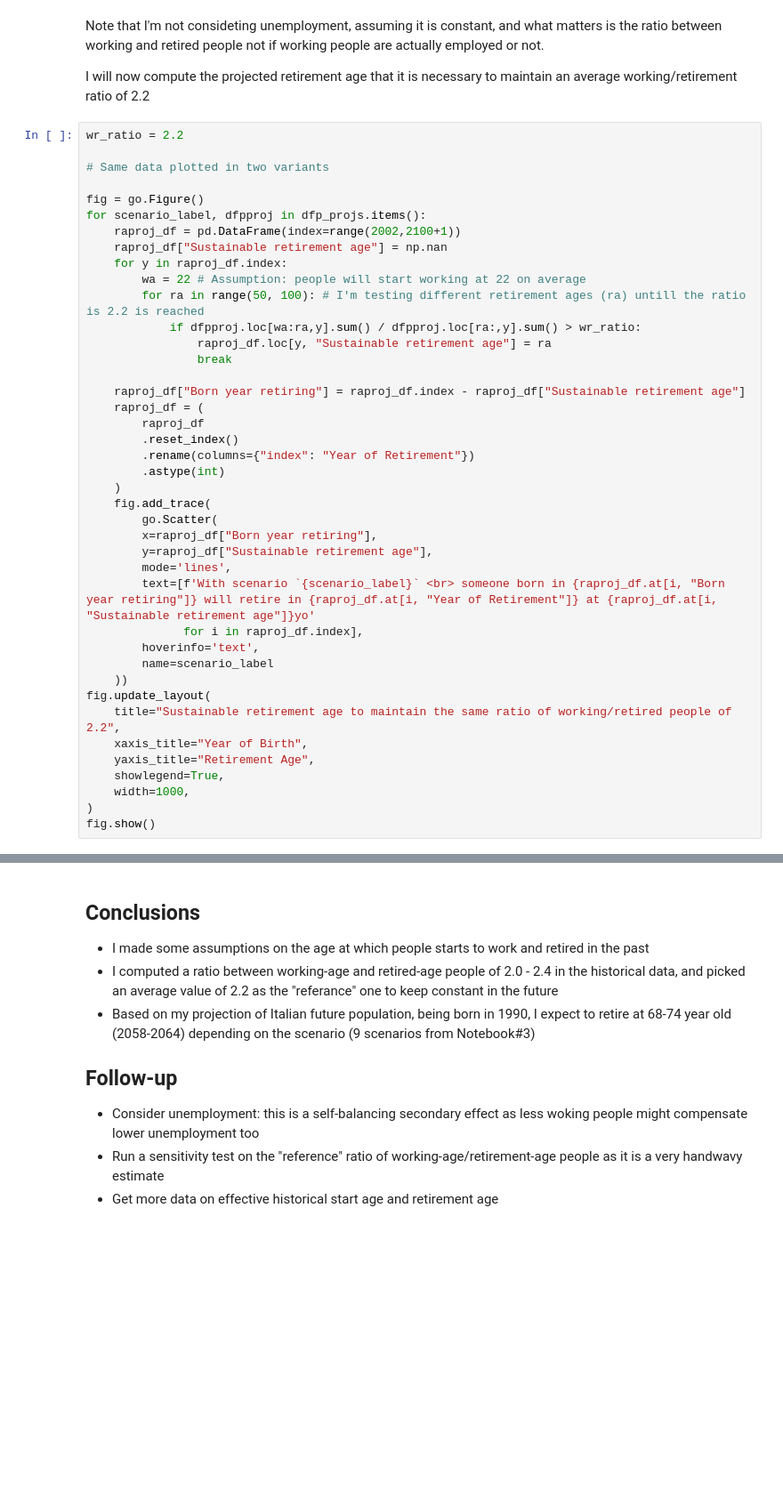
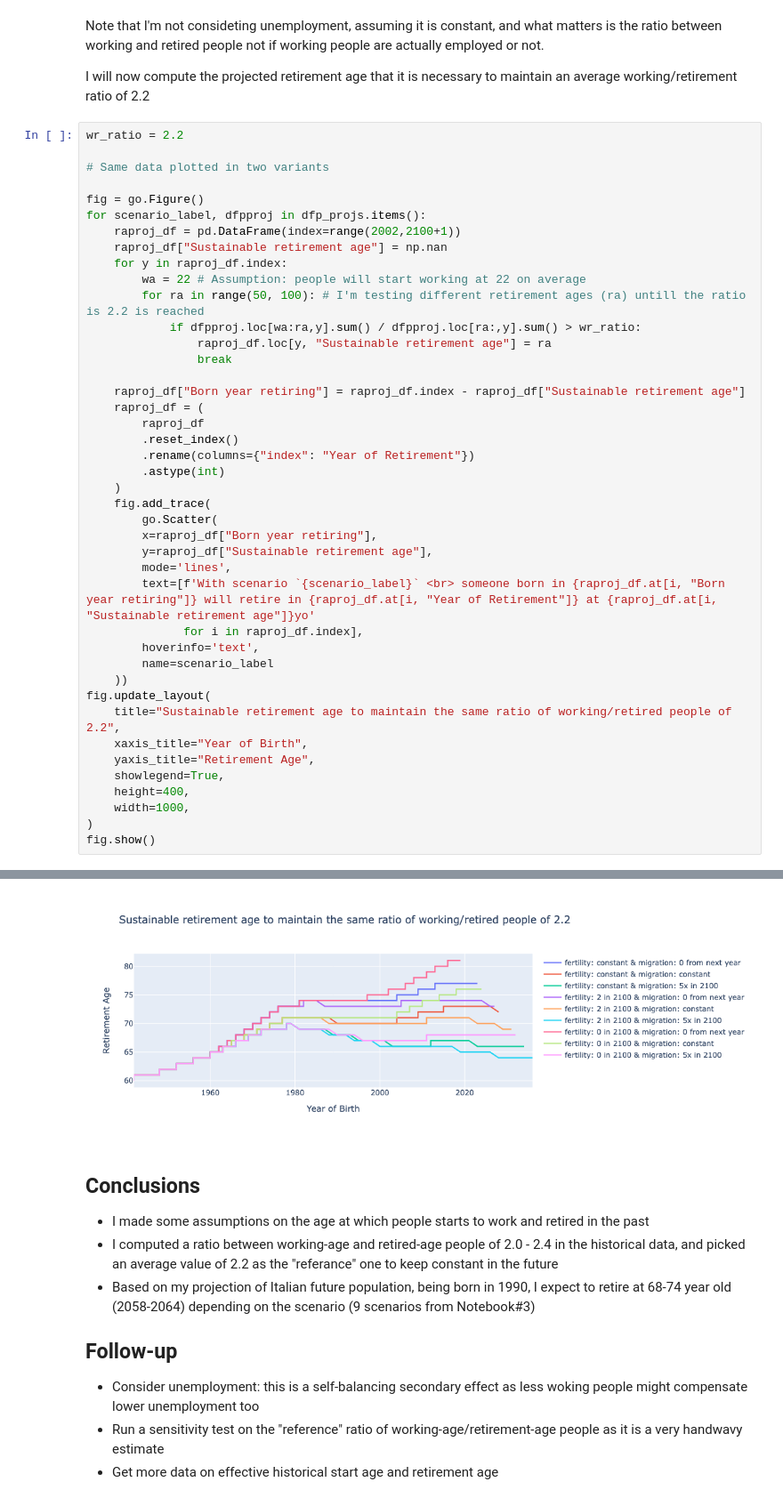
Before and after one commit to danieleongari/saturdaymorningdsprojects, a Jupyter notebook: 01_will_i_ever_retire_in_italy/4_sustainable_retirement_age.ipynb, the cells around one changed output, grey strips where cells are left out. Shown at 89% size. Cells and saved outputs as stored; diff of their text form; blank space fills up the shorter version.

```diff
--- a/01_will_i_ever_retire_in_italy/4_sustainable_retirement_age.ipynb
+++ b/01_will_i_ever_retire_in_italy/4_sustainable_retirement_age.ipynb
@@ -104,6 +102,7 @@ fig.update_layout(
     xaxis_title="Year of Birth",
     yaxis_title="Retirement Age",
     showlegend=True,
+    height=400,
     width=1000,
 )
 fig.show()
@@ -113,3 +111,4 @@ fig.show()
+[figure, added]
 # %% [markdown]
 ## Conclusions
 - I made some assumptions on the age at which people starts to work and retired in the past
```
Also changed, not shown: parts of 2 cells of this notebook.
